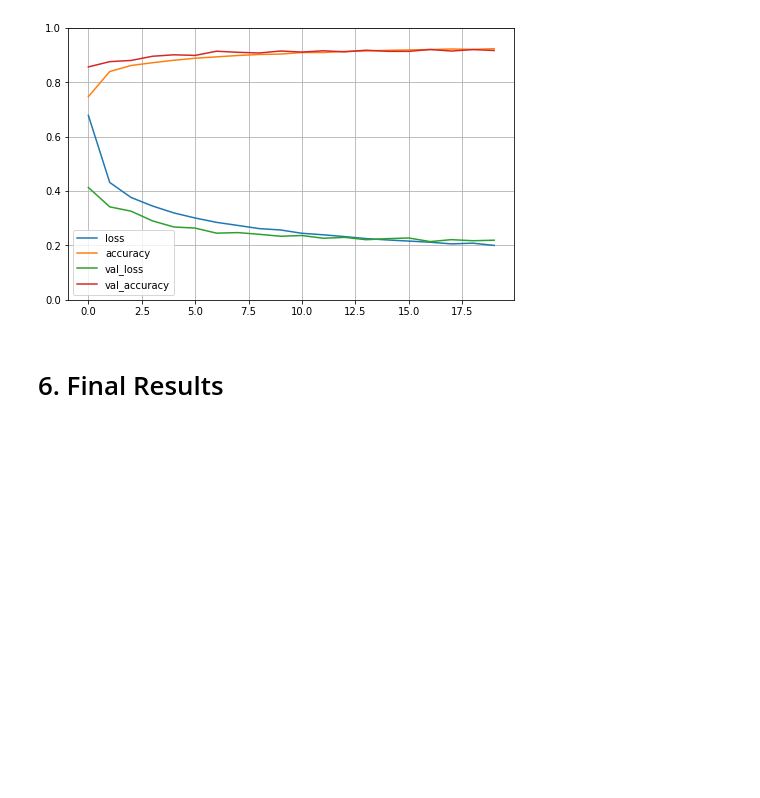
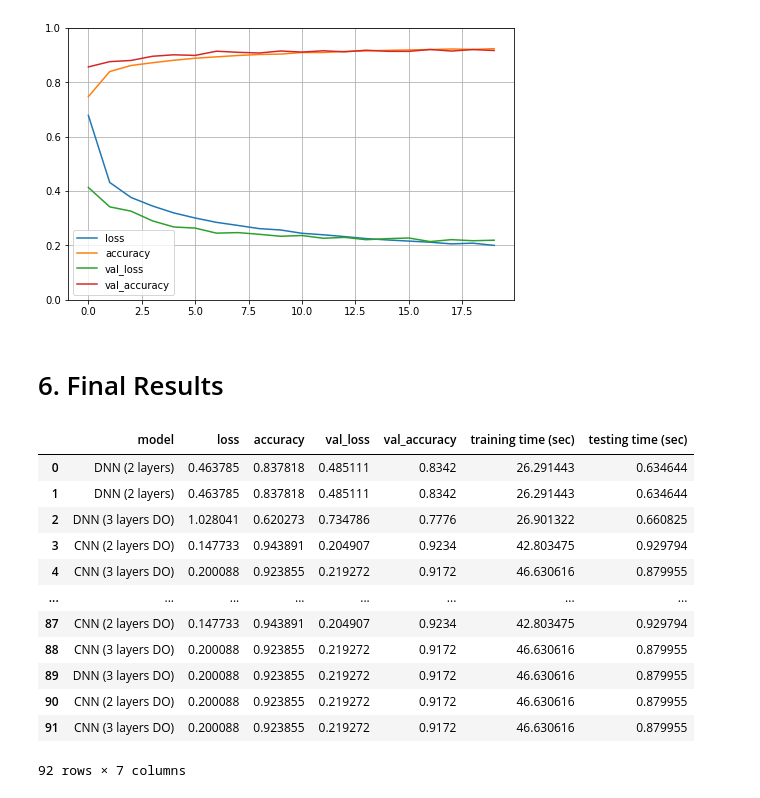
Before and after one commit to demelere/CNNs-for-Computer-Vision, a Jupyter notebook: 458_Assignment_2.ipynb, the cells around one changed output. Cells and saved outputs as stored; diff of their text form; code cells hidden in the pictures; blank space fills up the shorter version.

```diff
--- a/458_Assignment_2.ipynb
+++ b/458_Assignment_2.ipynb
@@ -1198,0 +1189,16 @@ plt.show()
+# %%
+results_df
+# %% [output]
+|  | model | loss | accuracy | val_loss | val_accuracy | training time (sec) | testing time (sec) |
+| 0 | DNN (2 layers) | 0.463785 | 0.837818 | 0.485111 | 0.8342 | 26.291443 | 0.634644 |
+| 1 | DNN (2 layers) | 0.463785 | 0.837818 | 0.485111 | 0.8342 | 26.291443 | 0.634644 |
+| 2 | DNN (3 layers DO) | 1.028041 | 0.620273 | 0.734786 | 0.7776 | 26.901322 | 0.660825 |
+| 3 | CNN (2 layers DO) | 0.147733 | 0.943891 | 0.204907 | 0.9234 | 42.803475 | 0.929794 |
+| 4 | CNN (3 layers DO) | 0.200088 | 0.923855 | 0.219272 | 0.9172 | 46.630616 | 0.879955 |
+| ... | ... | ... | ... | ... | ... | ... | ... |
+| 87 | CNN (2 layers DO) | 0.147733 | 0.943891 | 0.204907 | 0.9234 | 42.803475 | 0.929794 |
+| 88 | CNN (3 layers DO) | 0.200088 | 0.923855 | 0.219272 | 0.9172 | 46.630616 | 0.879955 |
+| 89 | DNN (3 layers DO) | 0.200088 | 0.923855 | 0.219272 | 0.9172 | 46.630616 | 0.879955 |
+| 90 | CNN (2 layers DO) | 0.200088 | 0.923855 | 0.219272 | 0.9172 | 46.630616 | 0.879955 |
+| 91 | CNN (3 layers DO) | 0.200088 | 0.923855 | 0.219272 | 0.9172 | 46.630616 | 0.879955 |
+92 rows × 7 columns
```
Also changed, not shown: parts of 6 cells of this notebook.
